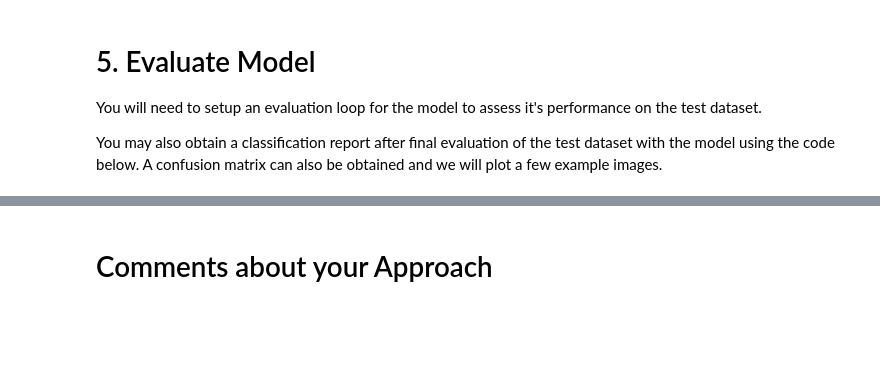
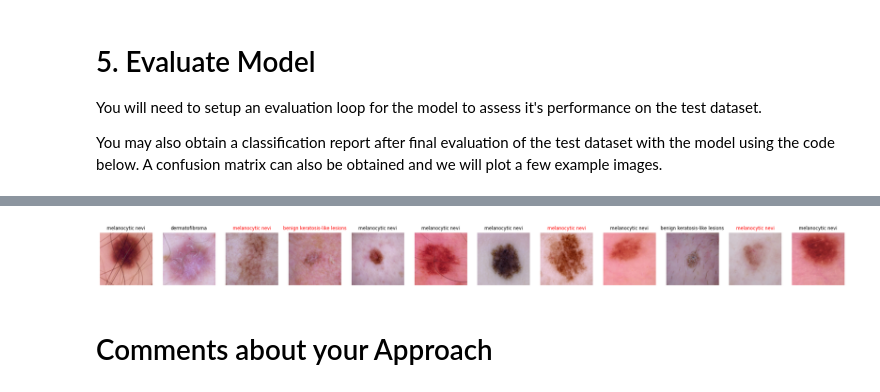
Before and after one commit to tonyscan6003/CE5021_AY2526_group1, a Jupyter notebook: Assignment2_student_sem1.ipynb, the cells around one changed output, grey strips where cells are left out. Saved outputs shown, nothing was run; the diff lists cells and outputs as text; code cells hidden in the pictures; blank space fills up the shorter version.

```diff
--- a/Assignment2_student_sem1.ipynb
+++ b/Assignment2_student_sem1.ipynb
@@ -285,2 +370,38 @@ print(classification_report(y_true, y_pred, target_names=classes))
+# %%
+# Output next batch from dataloader
+dataiter = iter(test_dataloader)
+image_batch, labels_batch = next(dataiter)
+
+# Pass batch through model
+model.eval()
+image_batch = image_batch.to(device)
+pred_logit = model(image_batch)
+
+
+# Use matplotlib to plot a sample of images
+import matplotlib.pyplot as plt
+i=0
+n_plots = 12 # number of plots
+f, axarr = plt.subplots(1,n_plots,figsize=(25,10))
+
+
+for image in image_batch[0:n_plots,:,:,:]:
+  disp_image =  torch.permute(image.to('cpu'),(2,1,0)).numpy() # return image to cpu for display and permute to channels last
+  mean = np.array([0.485, 0.456, 0.406])
+  std = np.array([0.229, 0.224, 0.225])
+  disp_image = std * disp_image + mean
+  disp_image = np.clip(disp_image, 0, 1)
+  axarr[i].imshow(disp_image[:,:,:])
+  axarr[i].axis("off")
+
+  predicted_idx = pred_logit[i,:].argmax(0).item()   # convert tensor → int
+  actual_idx = labels_batch[i].item()               # convert tensor → int
+  predicted, actual = classes[str(predicted_idx)], classes[str(actual_idx)]
+
+  color = 'black' if predicted == actual else 'red'
+  axarr[i].set_title(predicted,fontsize='small', color=color)
+  i = i+1
+# %% [output]
+[figure, added]
 # %% [markdown]
  # Comments about your Approach
```
Also changed, not shown: parts of 14 cells of this notebook.
